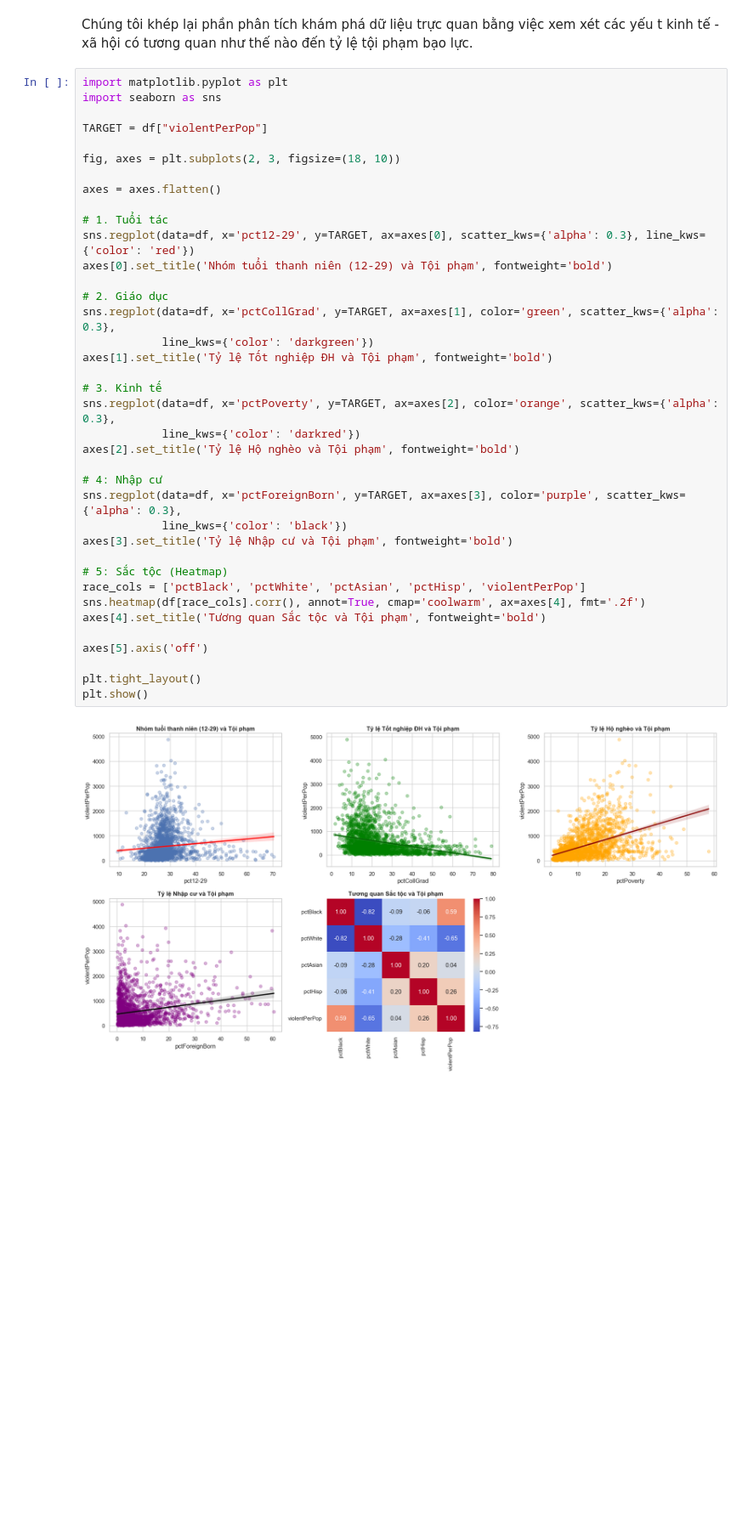
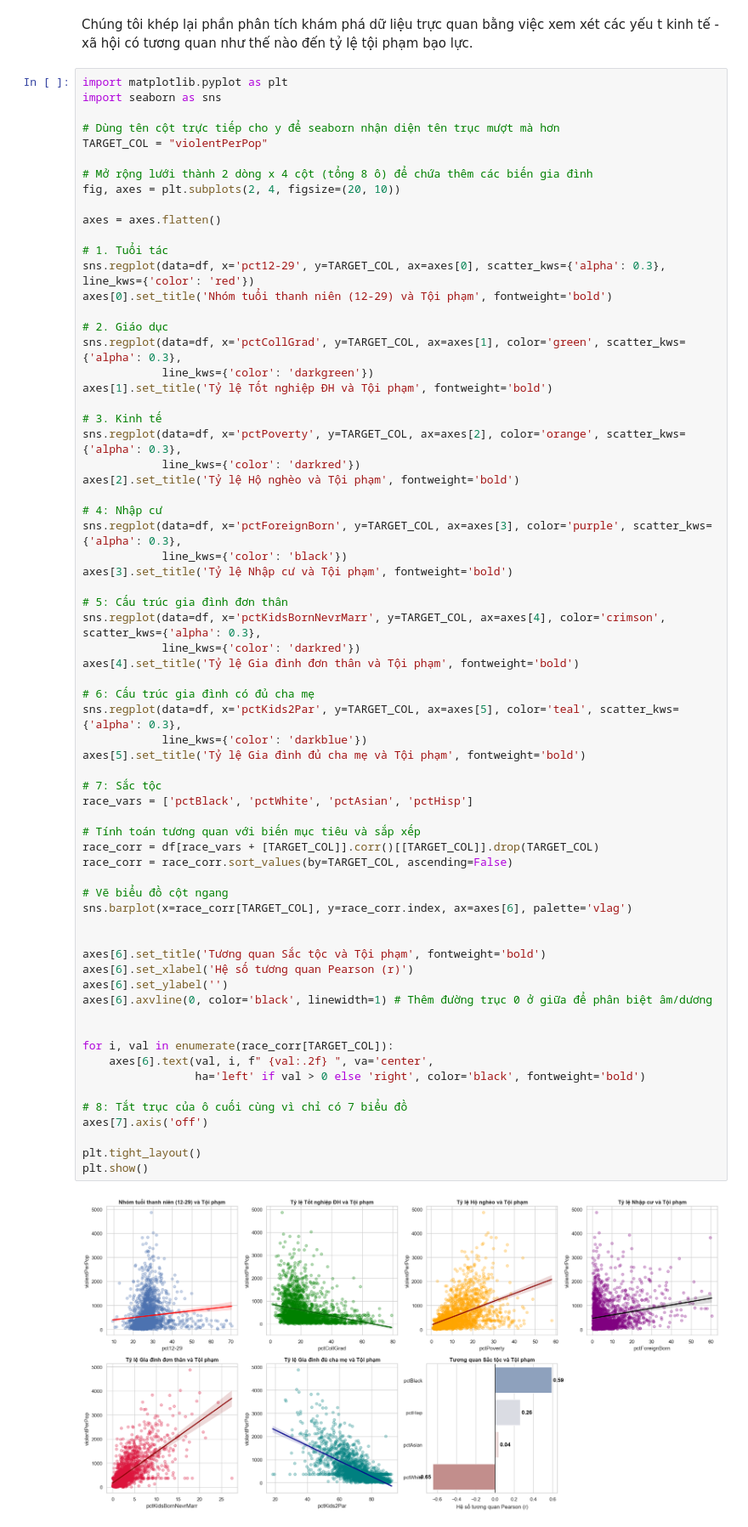
Before and after one commit to huongngh/crime-analysis, a Jupyter notebook: notebooks/02_eda_visualization.ipynb, the cells around one changed output. Shown at 85% size. Drawn from its saved outputs; the diff is of its cells as text; blank space fills up the shorter version.

```diff
--- a/notebooks/02_eda_visualization.ipynb
+++ b/notebooks/02_eda_visualization.ipynb
@@ -292,42 +278,71 @@ Chúng tôi khép lại phần phân tích khám phá dữ liệu trực quan b
 # %%
 import matplotlib.pyplot as plt
 import seaborn as sns
 
-TARGET = df["violentPerPop"]
+# Dùng tên cột trực tiếp cho y để seaborn nhận diện tên trục mượt mà hơn
+TARGET_COL = "violentPerPop"
 
-fig, axes = plt.subplots(2, 3, figsize=(18, 10))
+# Mở rộng lưới thành 2 dòng x 4 cột (tổng 8 ô) để chứa thêm các biến gia đình
+fig, axes = plt.subplots(2, 4, figsize=(20, 10))
 
 axes = axes.flatten()
 
 # 1. Tuổi tác
-sns.regplot(data=df, x='pct12-29', y=TARGET, ax=axes[0], scatter_kws={'alpha': 0.3}, line_kws={'color': 'red'})
+sns.regplot(data=df, x='pct12-29', y=TARGET_COL, ax=axes[0], scatter_kws={'alpha': 0.3}, line_kws={'color': 'red'})
 axes[0].set_title('Nhóm tuổi thanh niên (12-29) và Tội phạm', fontweight='bold')
 
 # 2. Giáo dục
-sns.regplot(data=df, x='pctCollGrad', y=TARGET, ax=axes[1], color='green', scatter_kws={'alpha': 0.3},
+sns.regplot(data=df, x='pctCollGrad', y=TARGET_COL, ax=axes[1], color='green', scatter_kws={'alpha': 0.3},
             line_kws={'color': 'darkgreen'})
 axes[1].set_title('Tỷ lệ Tốt nghiệp ĐH và Tội phạm', fontweight='bold')
 
 # 3. Kinh tế
-sns.regplot(data=df, x='pctPoverty', y=TARGET, ax=axes[2], color='orange', scatter_kws={'alpha': 0.3},
+sns.regplot(data=df, x='pctPoverty', y=TARGET_COL, ax=axes[2], color='orange', scatter_kws={'alpha': 0.3},
             line_kws={'color': 'darkred'})
 axes[2].set_title('Tỷ lệ Hộ nghèo và Tội phạm', fontweight='bold')
 
 # 4: Nhập cư
-sns.regplot(data=df, x='pctForeignBorn', y=TARGET, ax=axes[3], color='purple', scatter_kws={'alpha': 0.3},
+sns.regplot(data=df, x='pctForeignBorn', y=TARGET_COL, ax=axes[3], color='purple', scatter_kws={'alpha': 0.3},
             line_kws={'color': 'black'})
 axes[3].set_title('Tỷ lệ Nhập cư và Tội phạm', fontweight='bold')
 
-# 5: Sắc tộc (Heatmap)
-race_cols = ['pctBlack', 'pctWhite', 'pctAsian', 'pctHisp', 'violentPerPop']
-sns.heatmap(df[race_cols].corr(), annot=True, cmap='coolwarm', ax=axes[4], fmt='.2f')
-axes[4].set_title('Tương quan Sắc tộc và Tội phạm', fontweight='bold')
+# 5: Cấu trúc gia đình đơn thân
+sns.regplot(data=df, x='pctKidsBornNevrMarr', y=TARGET_COL, ax=axes[4], color='crimson', scatter_kws={'alpha': 0.3},
+            line_kws={'color': 'darkred'})
+axes[4].set_title('Tỷ lệ Gia đình đơn thân và Tội phạm', fontweight='bold')
 
-axes[5].axis('off')
+# 6: Cấu trúc gia đình có đủ cha mẹ
+sns.regplot(data=df, x='pctKids2Par', y=TARGET_COL, ax=axes[5], color='teal', scatter_kws={'alpha': 0.3},
+            line_kws={'color': 'darkblue'})
+axes[5].set_title('Tỷ lệ Gia đình đủ cha mẹ và Tội phạm', fontweight='bold')
+
+# 7: Sắc tộc
+race_vars = ['pctBlack', 'pctWhite', 'pctAsian', 'pctHisp']
+
+# Tính toán tương quan với biến mục tiêu và sắp xếp
+race_corr = df[race_vars + [TARGET_COL]].corr()[[TARGET_COL]].drop(TARGET_COL)
+race_corr = race_corr.sort_values(by=TARGET_COL, ascending=False)
+
+# Vẽ biểu đồ cột ngang
+sns.barplot(x=race_corr[TARGET_COL], y=race_corr.index, ax=axes[6], palette='vlag')
+
+
+axes[6].set_title('Tương quan Sắc tộc và Tội phạm', fontweight='bold')
+axes[6].set_xlabel('Hệ số tương quan Pearson (r)')
+axes[6].set_ylabel('')
+axes[6].axvline(0, color='black', linewidth=1) # Thêm đường trục 0 ở giữa để phân biệt âm/dương
+
+
+for i, val in enumerate(race_corr[TARGET_COL]):
+    axes[6].text(val, i, f" {val:.2f} ", va='center',
+                 ha='left' if val > 0 else 'right', color='black', fontweight='bold')
+
+# 8: Tắt trục của ô cuối cùng vì chỉ có 7 biểu đồ
+axes[7].axis('off')
 
 plt.tight_layout()
 plt.show()
 # %% [output]
-[figure, old version]
+[figure, new version]
 # %% [markdown]
 Qua biểu đồ phân tích, có thể thấy yếu tố kinh tế, cụ thể là tỷ lệ hộ nghèo, có tác động mạnh mẽ và trực tiếp nhất đến tỷ lệ tội phạm bạo lực. Trái lại, tỷ lệ tốt nghiệp đại học cho thấy mối tương quan nghịch rõ rệt, nhấn mạnh vai trò của giáo dục và sự ổn định kinh tế trong việc giảm thiểu tội phạm. Các yếu tố về độ tuổi thanh niên chỉ có tương quan dương nhẹ, trong khi tỷ lệ người nhập cư hầu như không thể hiện mối liên hệ đáng kể nào với tội phạm. Đặc biệt, đối với các chỉ số về sắc tộc, dù xuất hiện các hệ số tương quan đáng chú ý, nhưng cần hết sức thận trọng khi diễn giải; các kết quả này thường là hệ quả của những bất bình đẳng mang tính hệ thống như phân bổ nguồn lực và cơ hội hơn là bản chất sắc tộc. Nhìn chung, kết quả này cho thấy tội phạm là một vấn đề xã hội đa chiều, đòi hỏi phải sử dụng các mô hình hồi quy đa biến để tách biệt ảnh hưởng thực sự của từng biến số thay vì chỉ dựa vào tương quan đơn lẻ.
```
Also changed, not shown: parts of 6 cells of this notebook, 1 other file.
